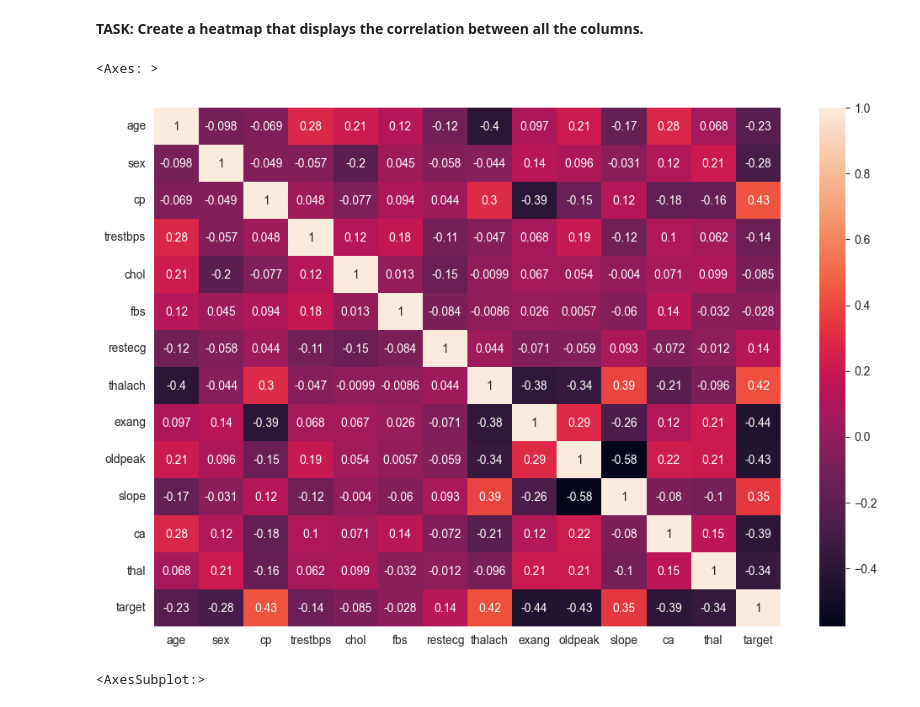
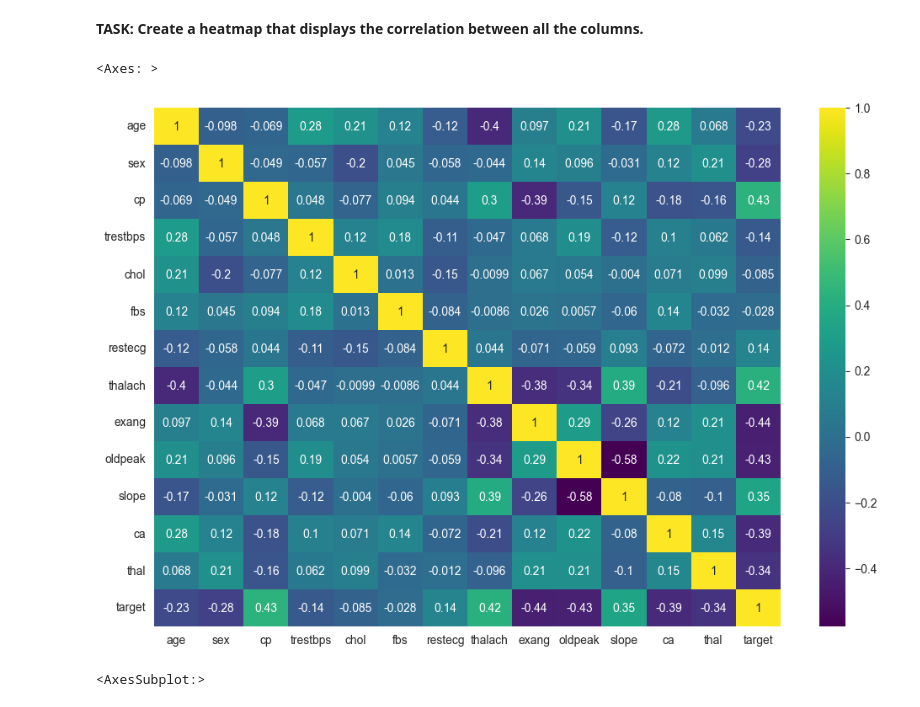
Before and after one commit to ZygimantasB/data_science_ml_learning, a Jupyter notebook: Section 13 Logistic Regression/02-Logistic-Regression-Project-Exercise .ipynb, the cells around one changed output. Drawn from its saved outputs; the diff is of its cells as text; code cells hidden in the pictures.

```diff
--- a/Section 13 Logistic Regression/02-Logistic-Regression-Project-Exercise .ipynb
+++ b/Section 13 Logistic Regression/02-Logistic-Regression-Project-Exercise .ipynb
@@ -169,10 +187,10 @@ sns.pairplot(df[['age','trestbps', 'chol','thalach','target']], hue='target')
 # %%
 # CODE HERE
 plt.figure(figsize=(12,8))
-sns.heatmap(df.corr(), annot=True)
+sns.heatmap(df.corr(), annot=True, cmap='viridis')
 # %% [output]
 <Axes: >
-[figure, old version]
+[figure, new version]
 # %%
 # %% [output]
 <AxesSubplot:>
```
Also changed, not shown: parts of 21 cells of this notebook.
